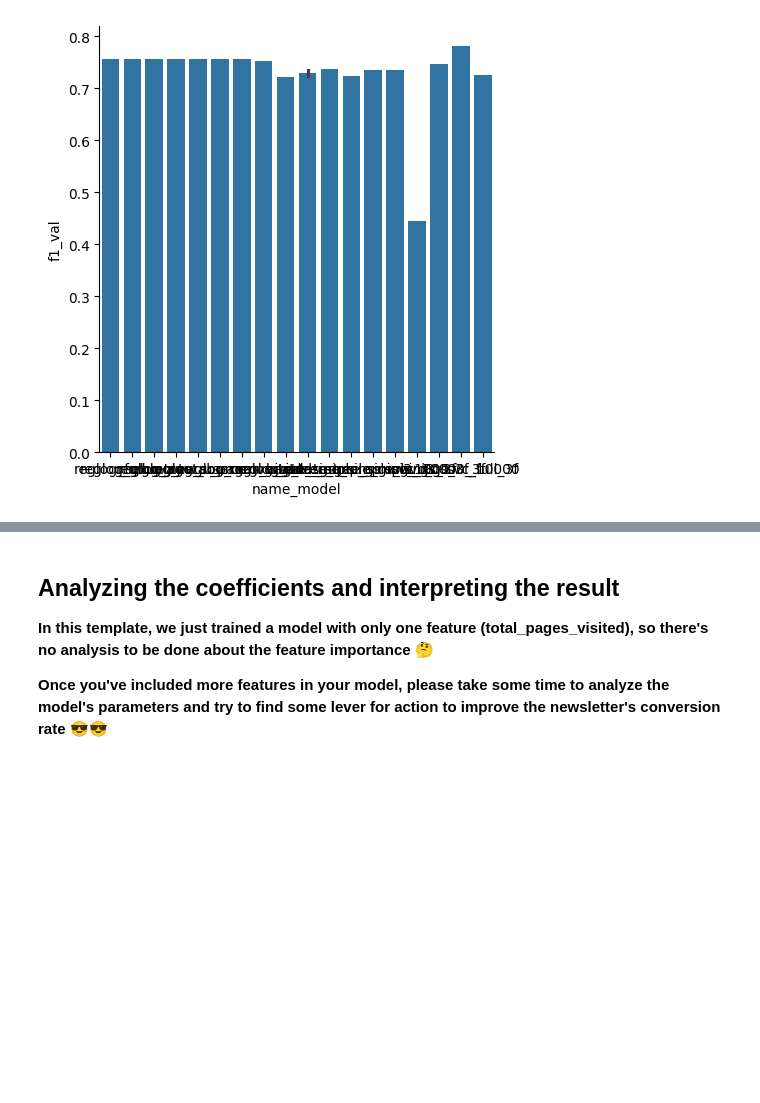
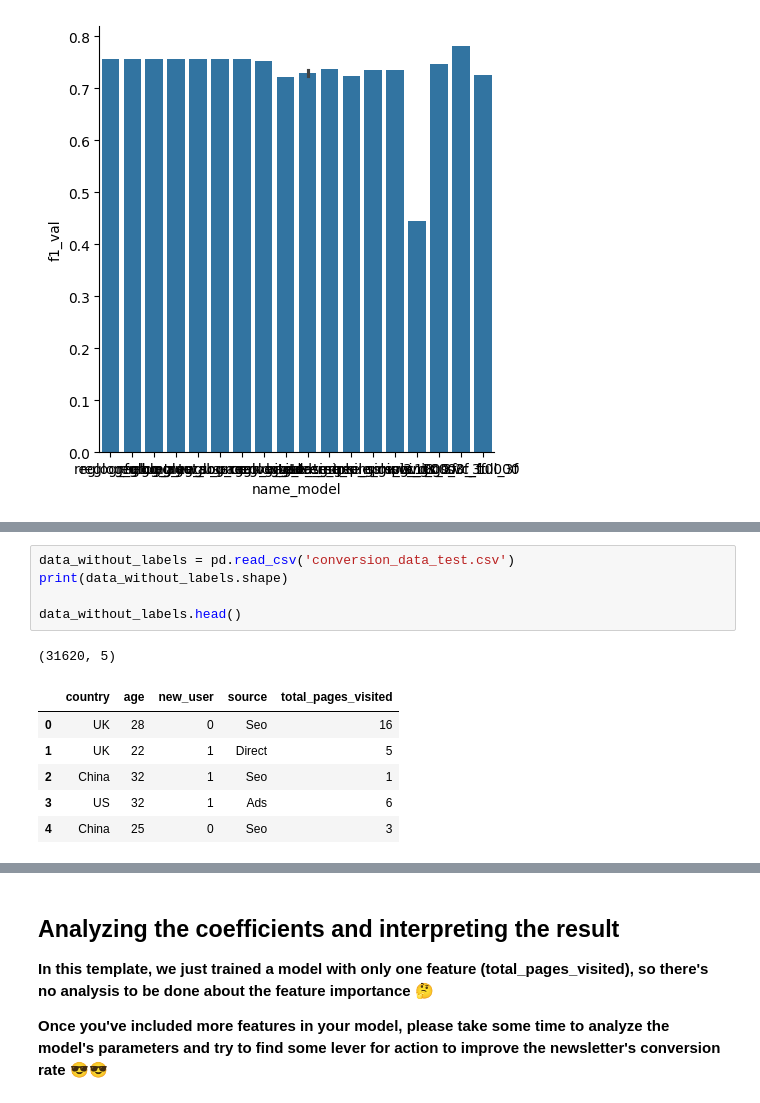
Before and after one commit to kumquat42/202311_jedha_Bloc3_ML_challenge, a Jupyter notebook: 202311_jedha_bloc3_ML_challenge.ipynb, the cells around one changed output, grey strips where cells are left out. Saved outputs shown, nothing was run; the diff lists cells and outputs as text; blank space fills up the shorter version.

```diff
--- a/202311_jedha_bloc3_ML_challenge.ipynb
+++ b/202311_jedha_bloc3_ML_challenge.ipynb
@@ -1476,0 +1548,13 @@ Y_predictions.to_csv('conversion_data_test_predictions_EXAMPLE.csv', index=False
+# %%
+data_without_labels = pd.read_csv('conversion_data_test.csv')
+print(data_without_labels.shape)
+
+data_without_labels.head()
+# %% [output]
+(31620, 5)
+|  | country | age | new_user | source | total_pages_visited |
+| 0 | UK | 28 | 0 | Seo | 16 |
+| 1 | UK | 22 | 1 | Direct | 5 |
+| 2 | China | 32 | 1 | Seo | 1 |
+| 3 | US | 32 | 1 | Ads | 6 |
+| 4 | China | 25 | 0 | Seo | 3 |
```
Also changed, not shown: parts of 41 cells of this notebook, 3 other files.
